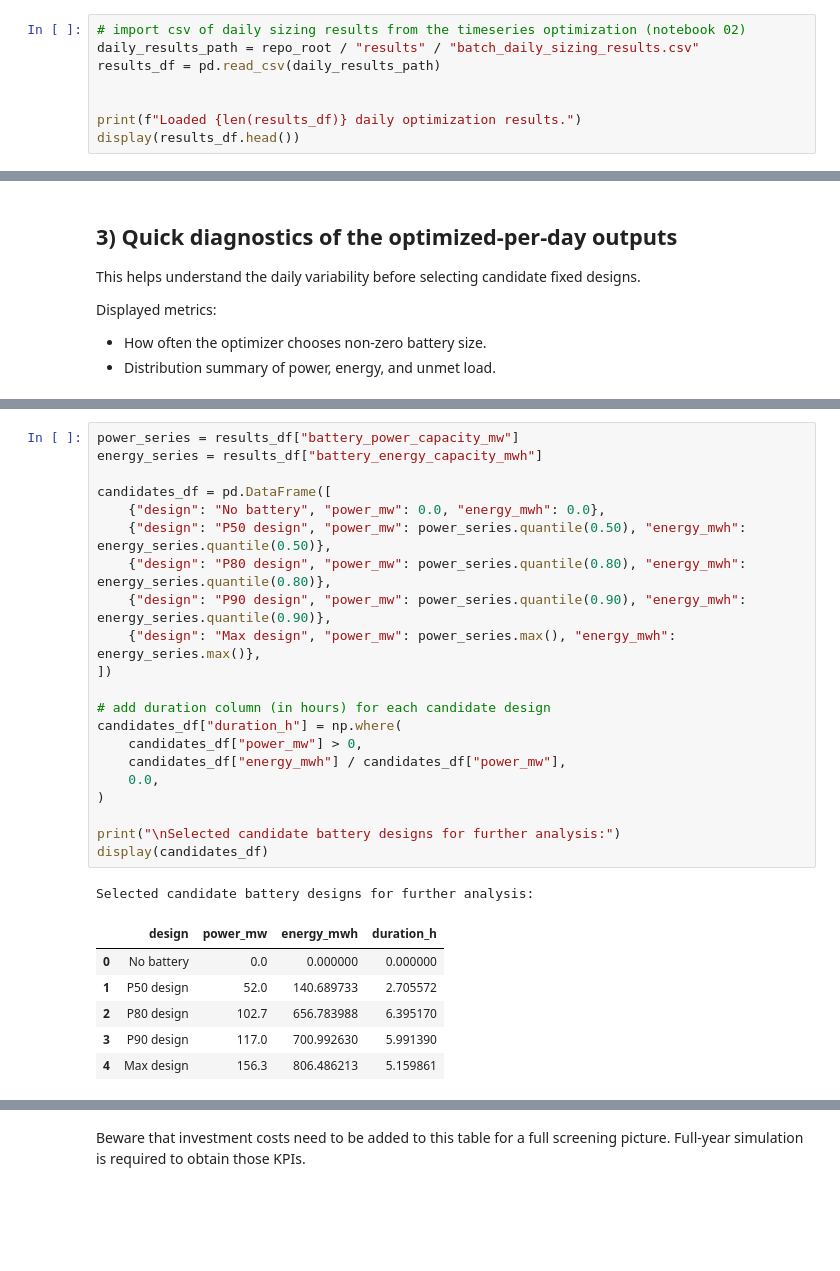
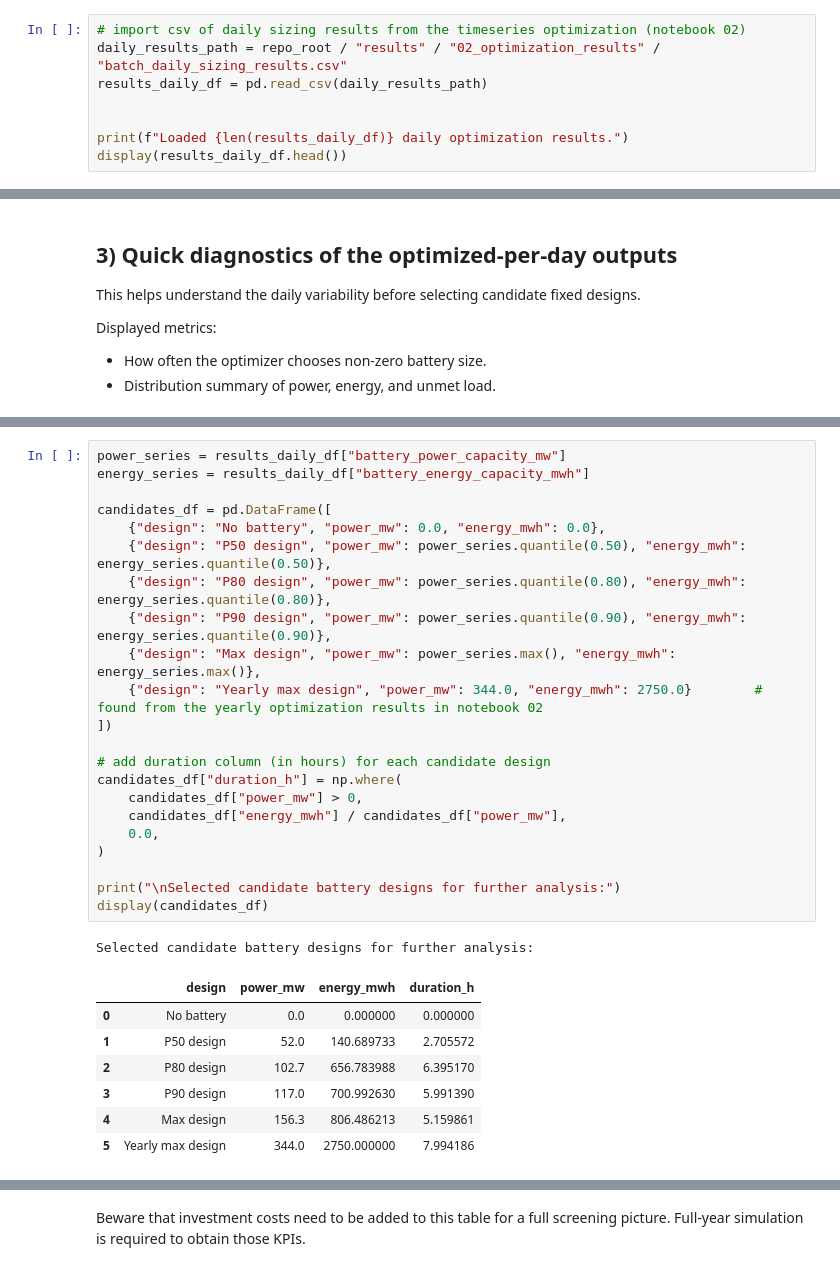
Before and after one commit to andreabragantini/optimal-battery-sizing, a Jupyter notebook: notebooks/03_candidate_design_screening.ipynb, the cells around one changed output, grey strips where cells are left out. Drawn from its saved outputs; the diff is of its cells as text; blank space fills up the shorter version.

```diff
--- a/notebooks/03_candidate_design_screening.ipynb
+++ b/notebooks/03_candidate_design_screening.ipynb
@@ -101,12 +90,12 @@ Important cleanup:
 - Some runs show `-0.0` capacities. These are treated as `0.0` for clear interpretation.
 # %%
 # import csv of daily sizing results from the timeseries optimization (notebook 02)
-daily_results_path = repo_root / "results" / "batch_daily_sizing_results.csv"
-results_df = pd.read_csv(daily_results_path)
+daily_results_path = repo_root / "results" / "02_optimization_results" / "batch_daily_sizing_results.csv"
+results_daily_df = pd.read_csv(daily_results_path)
 
 
-print(f"Loaded {len(results_df)} daily optimization results.")
-display(results_df.head())
+print(f"Loaded {len(results_daily_df)} daily optimization results.")
+display(results_daily_df.head())
 # %% [output]
 Loaded 365 daily optimization results.
 |  | run_index | day_index | day_label | battery_power_capacity_mw | battery_energy_capacity_mwh | duration_hours | ... |
@@ -174,29 +161,31 @@ P50, P80, and P90 are statistical terms that refer to percentiles in a dataset.
 # %%
-power_series = results_df["battery_power_capacity_mw"]
-energy_series = results_df["battery_energy_capacity_mwh"]
+power_series = results_daily_df["battery_power_capacity_mw"]
+energy_series = results_daily_df["battery_energy_capacity_mwh"]
 
 candidates_df = pd.DataFrame([
     {"design": "No battery", "power_mw": 0.0, "energy_mwh": 0.0},
     {"design": "P50 design", "power_mw": power_series.quantile(0.50), "energy_mwh": energy_series.quantile(0.50)},
     {"design": "P80 design", "power_mw": power_series.quantile(0.80), "energy_mwh": energy_series.quantile(0.80)},
     {"design": "P90 design", "power_mw": power_series.quantile(0.90), "energy_mwh": energy_series.quantile(0.90)},
     {"design": "Max design", "power_mw": power_series.max(), "energy_mwh": energy_series.max()},
+    {"design": "Yearly max design", "power_mw": 344.0, "energy_mwh": 2750.0}        # found from the yearly optimization results in notebook 02
 ])
 
 # add duration column (in hours) for each candidate design
 candidates_df["duration_h"] = np.where(
     candidates_df["power_mw"] > 0,
     candidates_df["energy_mwh"] / candidates_df["power_mw"],
     0.0,
 )
 
 print("\nSelected candidate battery designs for further analysis:")
 display(candidates_df)
 # %% [output]
 Selected candidate battery designs for further analysis:
 |  | design | power_mw | energy_mwh | duration_h |
 | 0 | No battery | 0.0 | 0.000000 | 0.000000 |
 | 1 | P50 design | 52.0 | 140.689733 | 2.705572 |
 | 2 | P80 design | 102.7 | 656.783988 | 6.395170 |
 | 3 | P90 design | 117.0 | 700.992630 | 5.991390 |
 | 4 | Max design | 156.3 | 806.486213 | 5.159861 |
+| 5 | Yearly max design | 344.0 | 2750.000000 | 7.994186 |
```
Also changed, not shown: parts of 15 cells of this notebook, 2 other files.
